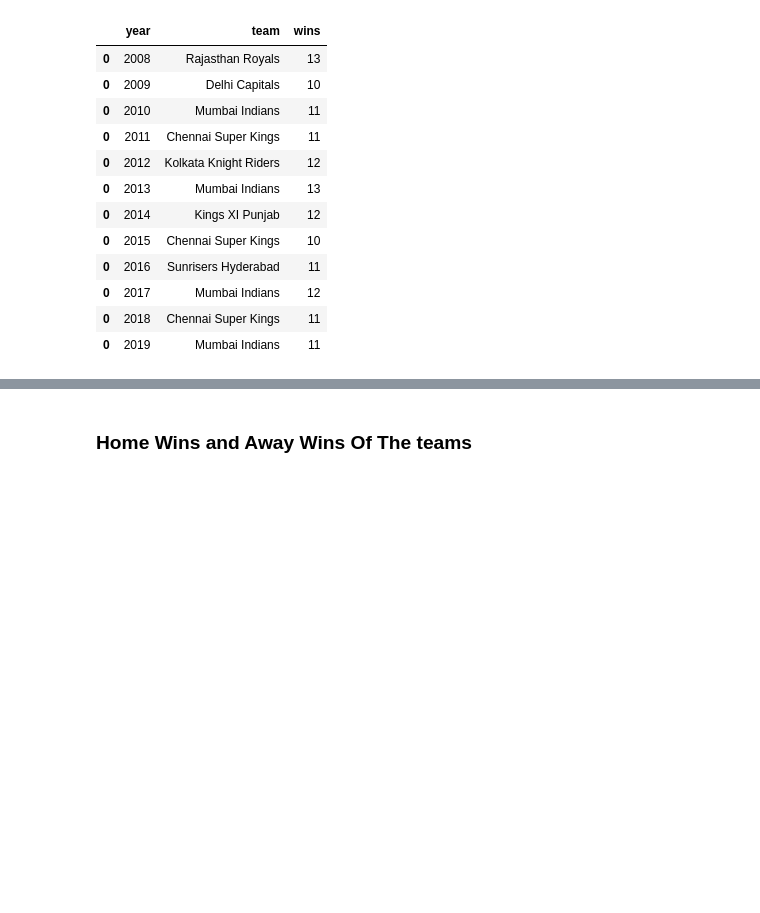
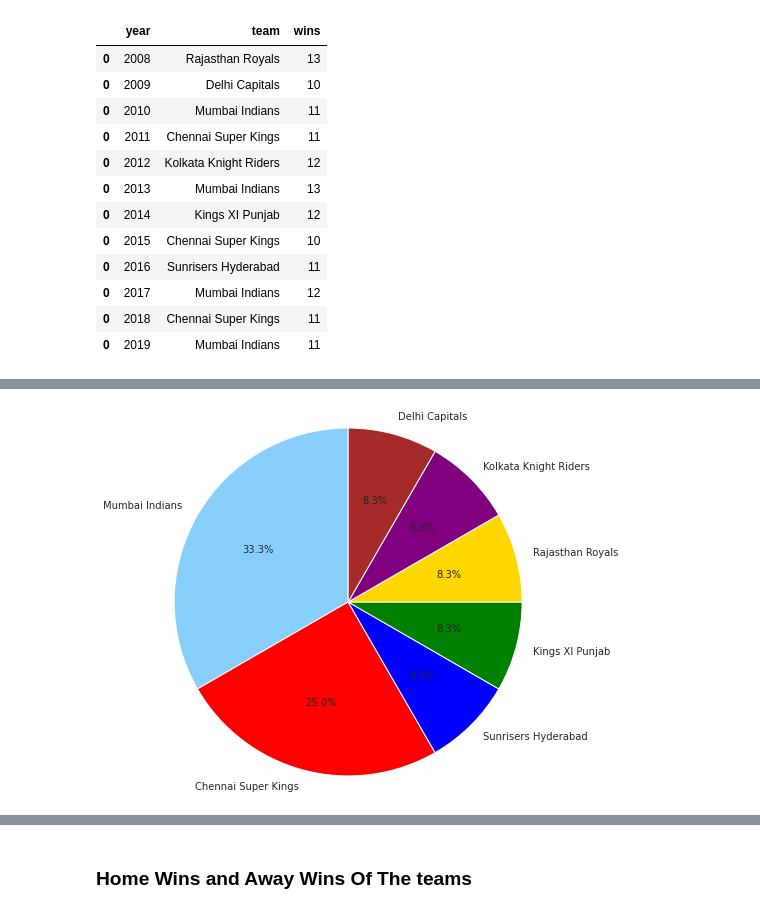
Before and after one commit to priyanships31/ipl-t20-cricket-analysis, a Jupyter notebook: Priyanshi_Singh_24_02_2021_IPL_T20_Cricket_Analysis_Capstone_Project.ipynb, the cells around one changed output, grey strips where cells are left out. Cells and saved outputs as stored; diff of their text form; code cells hidden in the pictures; blank space fills up the shorter version.

```diff
--- a/Priyanshi_Singh_24_02_2021_IPL_T20_Cricket_Analysis_Capstone_Project.ipynb
+++ b/Priyanshi_Singh_24_02_2021_IPL_T20_Cricket_Analysis_Capstone_Project.ipynb
@@ -323,0 +327,5 @@ win_season_df
+# %%
+number_of_seasons_won = pd.DataFrame(win_season_df["team"].value_counts())
+number_of_seasons_won.reset_index(level = 0, inplace = True)
+number_of_seasons_won.columns= ['team','number of seasons']
+number_of_seasons_won
@@ -323,0 +341,8 @@ win_season_df
+# %%
+# Graphical represntation of winning team distribution of IPL seasons using pie chart
+labels = number_of_seasons_won.team
+colors = ['lightskyblue', 'red', 'blue', 'green', 'gold','purple','brown']
+plt.pie(number_of_seasons_won['number of seasons'], labels= labels, colors=colors, startangle=90, autopct='%.1f%%',radius=2)
+plt.show()
+# %% [output]
+[figure, added]
```
Also changed, not shown: parts of 10 cells of this notebook.
